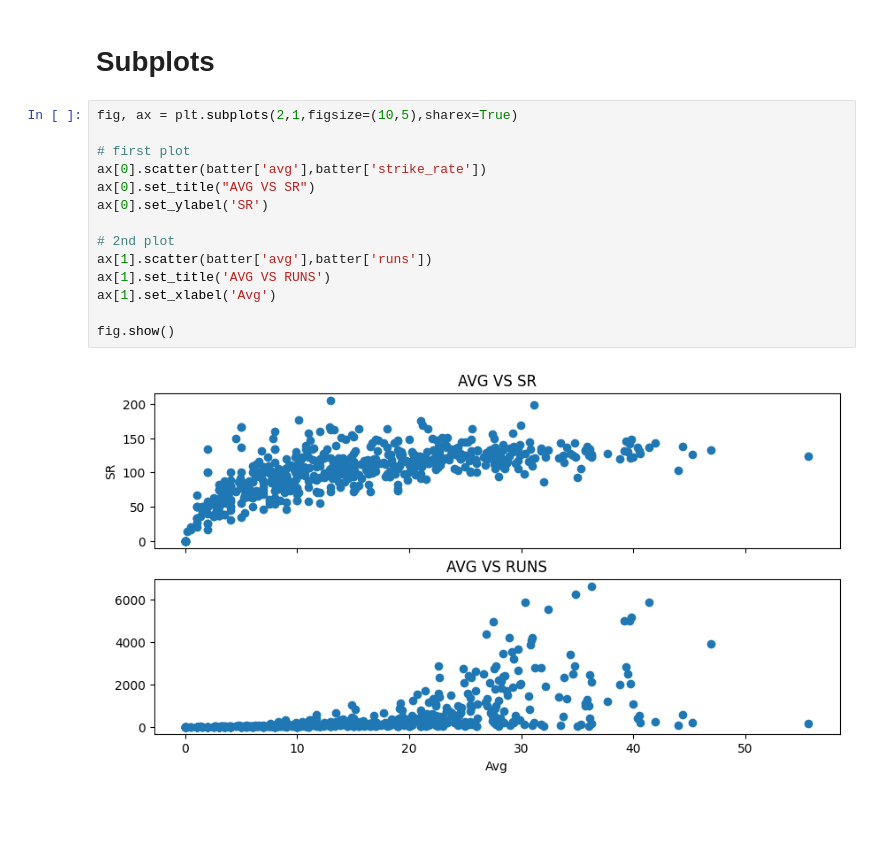
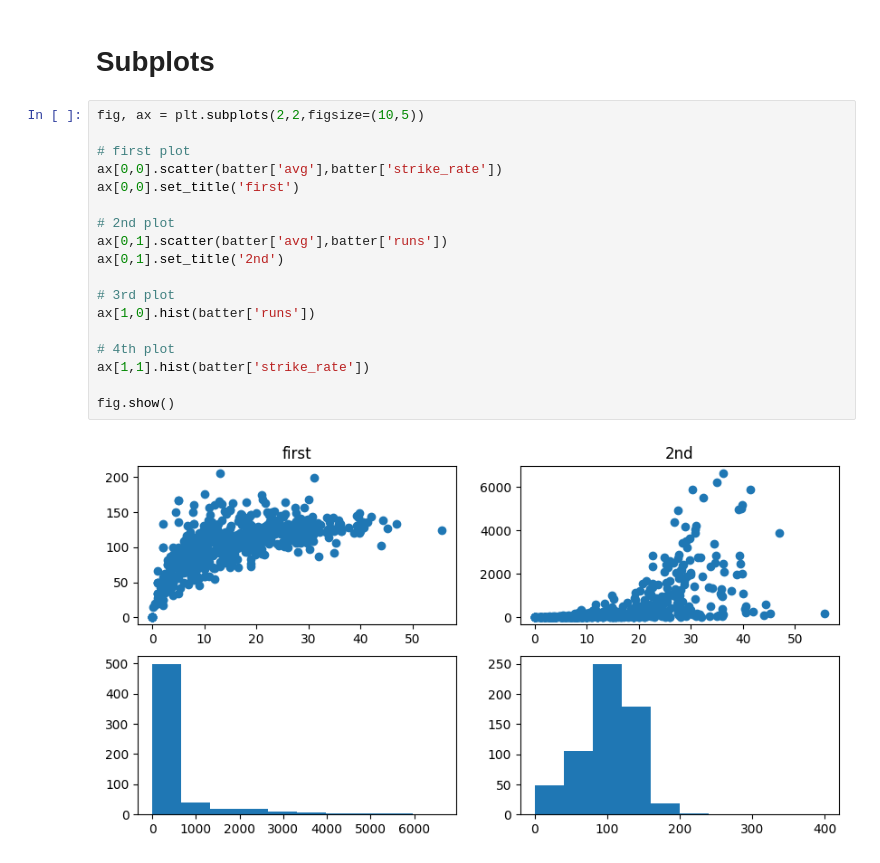
Before and after one commit to Amjad-Bin-Aslam/Data-Analysis-Portfolio, a Jupyter notebook: 06_Matplotlib/02_Matplotlib_Exercise.ipynb, the cells around one changed output. Saved outputs shown, nothing was run; the diff lists cells and outputs as text; blank space fills up the shorter version.

```diff
--- a/06_Matplotlib/02_Matplotlib_Exercise.ipynb
+++ b/06_Matplotlib/02_Matplotlib_Exercise.ipynb
@@ -81,18 +81,22 @@ batter.head(5)
 # %% [markdown]
 # Subplots
 # %%
-fig, ax = plt.subplots(2,1,figsize=(10,5),sharex=True)
+fig, ax = plt.subplots(2,2,figsize=(10,5))
 
 # first plot
-ax[0].scatter(batter['avg'],batter['strike_rate'])
-ax[0].set_title("AVG VS SR")
-ax[0].set_ylabel('SR')
+ax[0,0].scatter(batter['avg'],batter['strike_rate'])
+ax[0,0].set_title('first')
 
 # 2nd plot
-ax[1].scatter(batter['avg'],batter['runs'])
-ax[1].set_title('AVG VS RUNS')
-ax[1].set_xlabel('Avg')
+ax[0,1].scatter(batter['avg'],batter['runs'])
+ax[0,1].set_title('2nd')
+
+# 3rd plot
+ax[1,0].hist(batter['runs'])
+
+# 4th plot
+ax[1,1].hist(batter['strike_rate'])
 
 fig.show()
 # %% [output]
-[figure, old version]
+[figure, new version]
```
Also changed, not shown: parts of 16 cells of this notebook.
